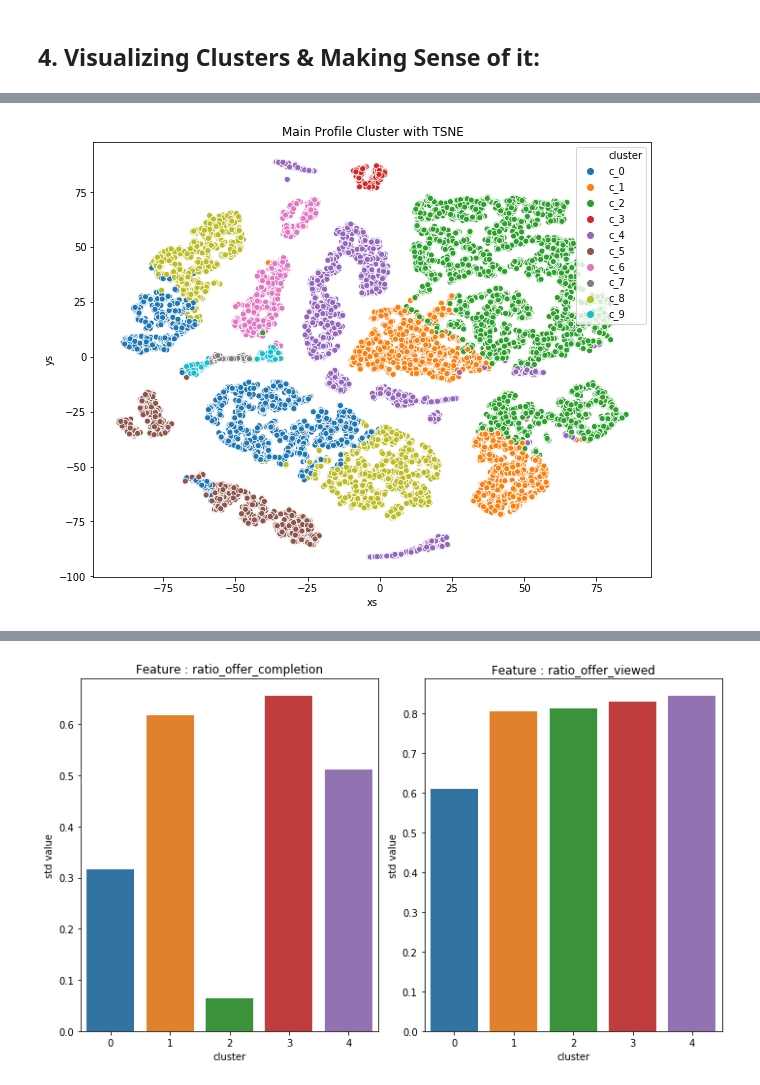
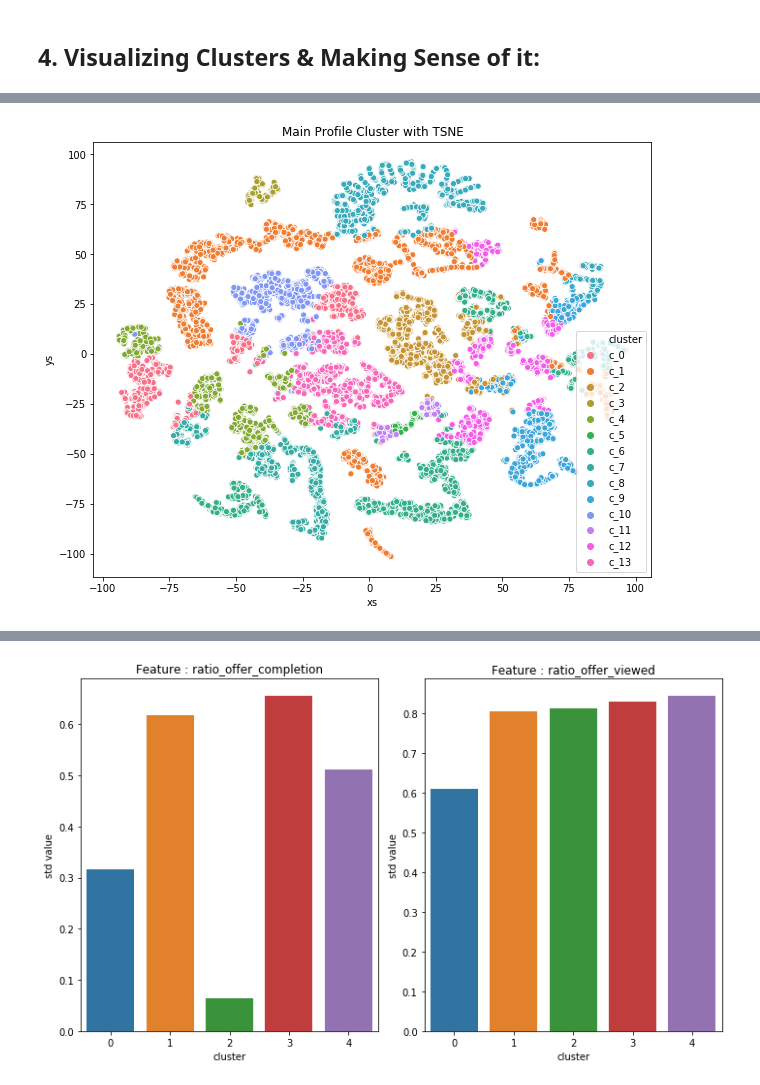
Before and after one commit to ArsalRahimMLE/starbucks-project, a Jupyter notebook: Part 02 EDA, Preprocessing and Clustering.ipynb, the cells around one changed output, grey strips where cells are left out. Drawn from its saved outputs; the diff is of its cells as text; code cells hidden in the pictures.

Commit message:
better results (discount and bogo percentage)

```diff
--- a/Part 02 EDA, Preprocessing and Clustering.ipynb
+++ b/Part 02 EDA, Preprocessing and Clustering.ipynb
@@ -22,3 +23,6 @@ shape of trans_dt: (306534, 19)
 shape of trans_clean_dt: (297057, 19)
 # %%
 final_df = helper.feature_engineering(trans_dt,trans_clean_dt, profiles, promotions)
+# %%
+final_df = final_df.merge(offer_variations, left_on=final_df.index, right_on='id')
+final_df.set_index(['id'], inplace=True)
@@ -529,8 +559,5 @@ Index(['age', 'became_member_on', 'income', 'invalid', 'offer received',
 X = final_df.copy()
 X = pd.get_dummies(X)
 # %%
-X = X[['age','income','avg spending',
-       'total spending','gender_F','gender_M', 'gender_O','invalid']]
+X = X[['bogo_complete_rate','discount_complete_rate','income','avg spending','total spending',
+      'gender_F','gender_M','gender_O']]
-# %%
-X['offer_trans_ratio'] = X['offer_trans_ratio'].fillna(0)
-X['total_transactions'] = X['total_transactions'].fillna(0)
@@ -636,6 +678,6 @@ evaluation_metric(pca_transform_main, max_cluster=16)
 # %%
 ### 3.4 Finally perform Kmean clustering (with 15 clusters)
-k_means = KMeans(n_clusters=10)
+k_means = KMeans(n_clusters=14)
 preds_cluster = k_means.fit_predict(pca_transform_main)
 # %%
 final_df['Cluster'] = preds_cluster
@@ -651,19 +693,19 @@ plt.show()
 # %%
 """ Visualise Cluster with TSNE"""
 from sklearn.manifold import TSNE
 
 tsne = TSNE(random_state=42).fit_transform(pca_transform_main)
 tsne_df = pd.DataFrame(tsne, columns=['xs', 'ys'])
 tsne_df['cluster'] = ['c_' + str(i) for i in preds_cluster]
 
 #plot tsne
 f,ax = plt.subplots(figsize=(10,8))
-sns.scatterplot('xs','ys', hue='cluster', data=tsne_df, ax=ax, hue_order=['c_' + str(i) for i in range(0,10)])
+sns.scatterplot('xs','ys', hue='cluster', data=tsne_df, ax=ax, hue_order=['c_' + str(i) for i in range(0,14)])
 ax.set_title("Main Profile Cluster with TSNE")
 #save fig
 f.savefig('main_tsne.png', dpi = 300)
 # %% [output]
-[figure, old version]
+[figure, new version]
 # %%
 """ Cluster Centroid """
 
```
Also changed, not shown: parts of 32 cells of this notebook, 1 other file.
